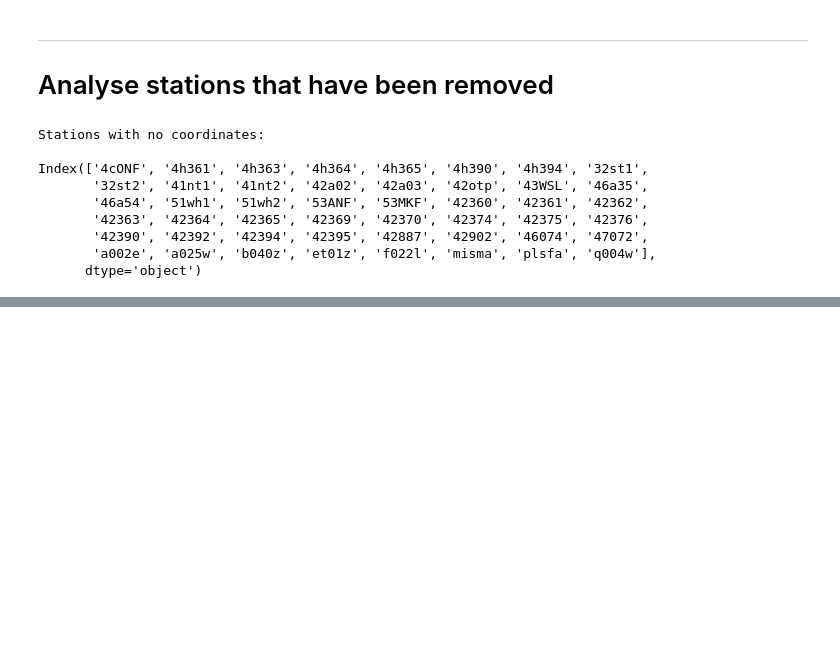
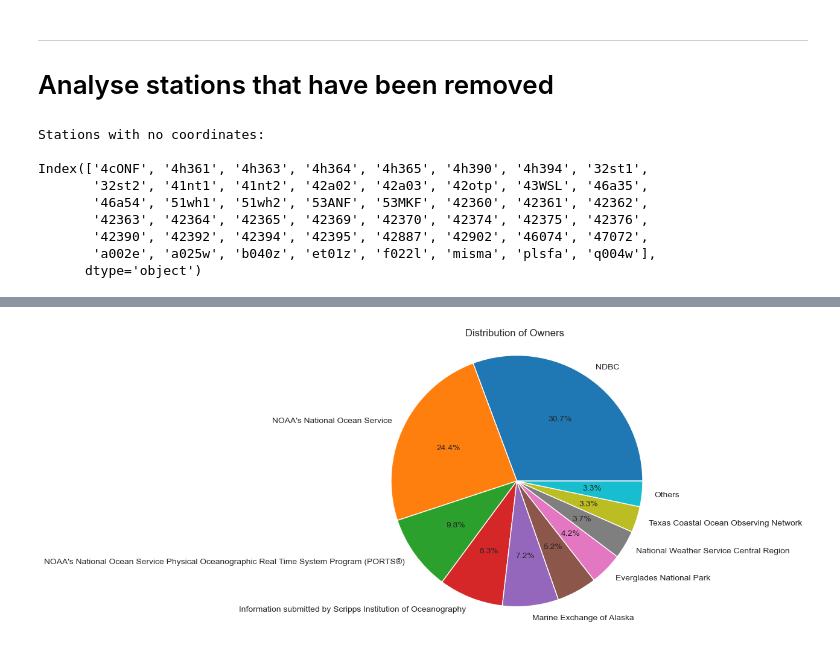
Before and after one commit to elsandner/Master_Project, a Jupyter notebook: NDBC/build_buoy_metadata.ipynb, the cells around one changed output, grey strips where cells are left out. Cells and saved outputs as stored; diff of their text form; code cells hidden in the pictures; blank space fills up the shorter version.

```diff
--- a/NDBC/build_buoy_metadata.ipynb
+++ b/NDBC/build_buoy_metadata.ipynb
@@ -503,0 +544,8 @@ plt.show()
+# %%
+
+
+from IPython.core.display_functions import display
+
+owner_counts = metadata_2['owner'].value_counts()
+for key, value in owner_counts.items():
+    print(key, "  ", value)
@@ -503,0 +570,23 @@ plt.show()
+# %%
+# Calculate percentages and filter owners below 2%
+total_owners = sum(owner_counts)
+percentages = (owner_counts / total_owners) * 100
+filtered_indices = percentages >= 2
+
+# Calculate the sum of filtered percentages for "others"
+others_percentage = percentages[~filtered_indices].sum()
+
+# Create new lists of labels and counts
+filtered_labels = owner_counts.index[filtered_indices].tolist()
+filtered_counts = owner_counts[filtered_indices].tolist()
+filtered_labels.append("Others")
+filtered_counts.append(others_percentage)
+
+# Plot the modified pie chart
+plt.figure(figsize=(8, 6))
+plt.pie(filtered_counts, labels=filtered_labels, autopct='%1.1f%%')
+plt.title('Distribution of Owners')
+plt.axis('equal')
+plt.show()
+# %% [output]
+[figure, added]
```
Also changed, not shown: parts of 29 cells of this notebook, 10 other files.
